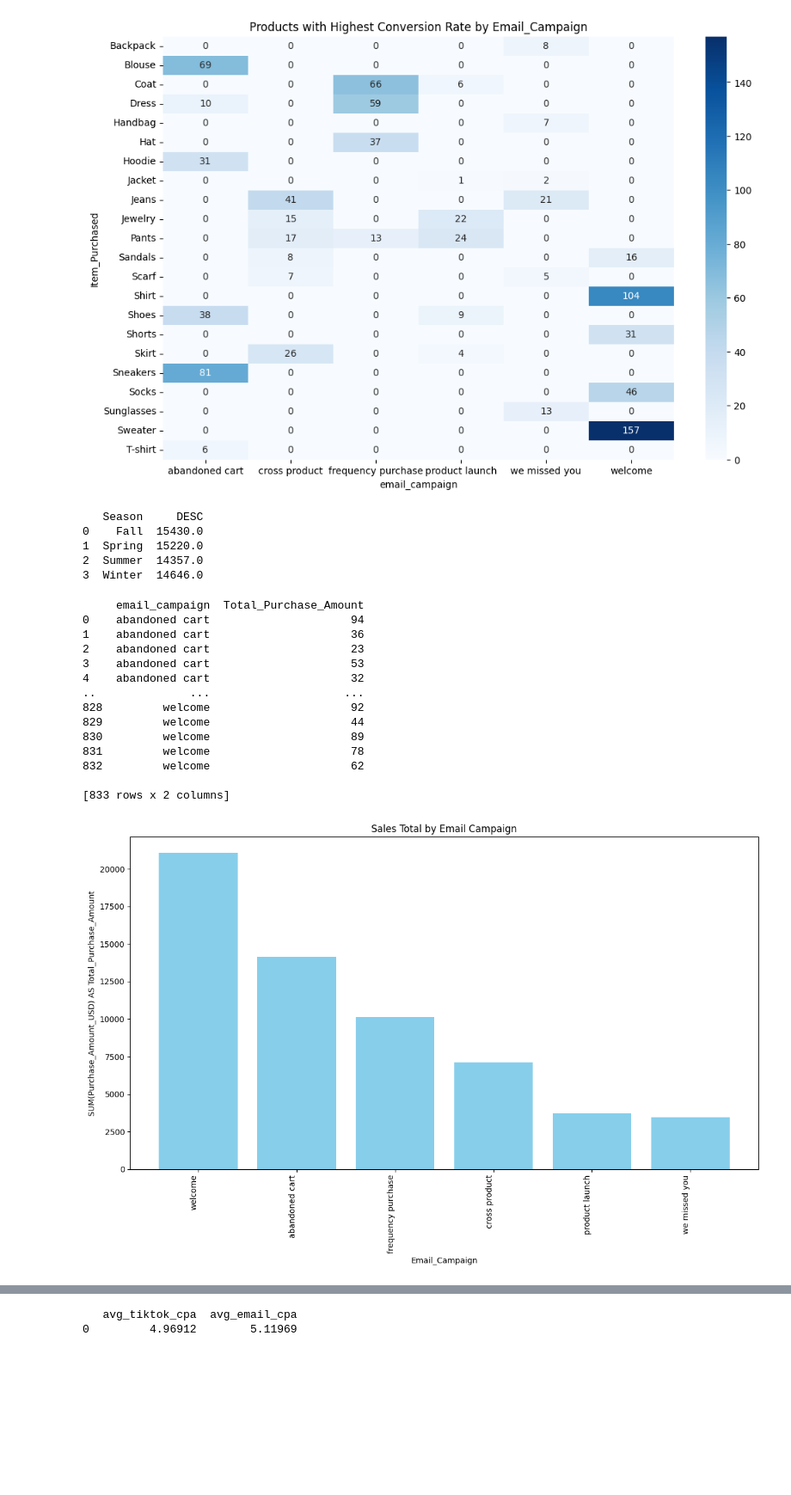
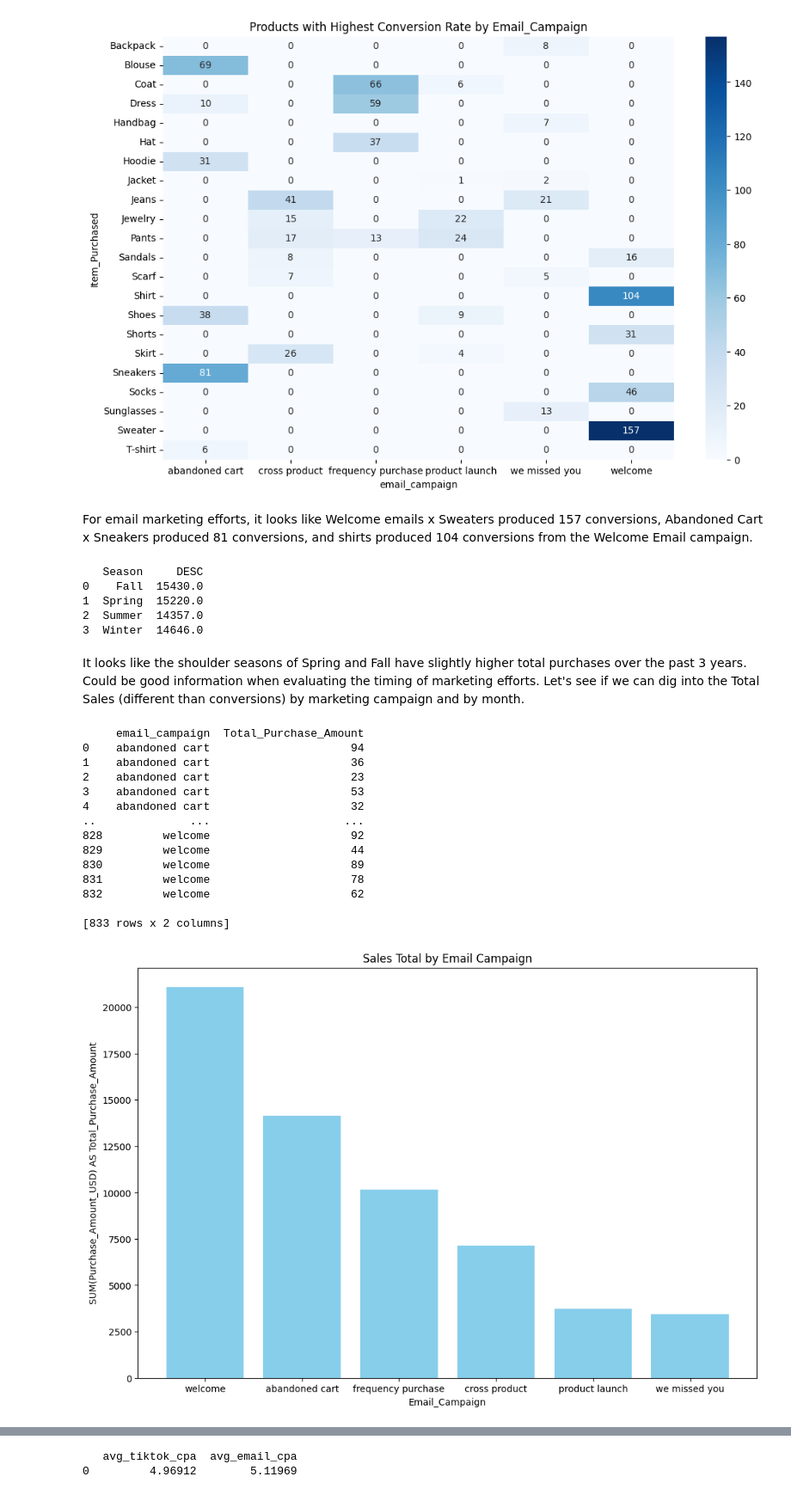
Before and after one commit to maggielittle95/shopper_trends, a Jupyter notebook: marketing_analysis.ipynb, the cells around one changed output, grey strips where cells are left out. Shown: that part at 86% size. Drawn from its saved outputs; the diff is of its cells as text; code cells hidden in the pictures; blank space fills up the shorter version.

```diff
--- a/marketing_analysis.ipynb
+++ b/marketing_analysis.ipynb
@@ -302,6 +307,8 @@ plt.show()
 34  frequency purchase                        17
 35       cross product                         7
 [figure]
+# %% [markdown]
+For email marketing efforts, it looks like Welcome emails x Sweaters produced 157 conversions, Abandoned Cart x Sneakers produced 81 conversions, and shirts produced 104 conversions from the Welcome Email campaign.
 # %%
 #Product Information #2 Total Sales Amount for seasonal clothing
 
@@ -322,8 +329,10 @@ print(product_information_2)
 1  Spring  15220.0
 2  Summer  14357.0
 3  Winter  14646.0
+# %% [markdown]
+It looks like the shoulder seasons of Spring and Fall have slightly higher total purchases over the past 3 years. Could be good information when evaluating the timing of marketing efforts. Let's see if we can dig into the Total Sales (different than conversions) by marketing campaign and by month.
 # %%
-#Product Information #3: Total sales amount by month and marketing campaign
+#Product Information #3: Total sales amount by marketing campaigns and month
 
 conn = sqlite3.connect('cl_shopper_trends.db')
 cursor = conn.cursor()
@@ -339,36 +348,34 @@ GROUP BY
 '''
 
 product_information_3 = pd.read_sql(product_information_3, conn)
 print(product_information_3)
 
 # Sort total sales with email campaigns (Total_Purchase_Amount) and group by the associated email campaign, sort by descending values
 email_marketing_counts_sorted = product_information_3['Total_Purchase_Amount'].groupby(product_information_3['email_campaign']).sum().sort_values(ascending=False)
 
 # Bar chart of email campaigns
 plt.figure(figsize=(12, 8))
 plt.bar(email_marketing_counts_sorted.index, email_marketing_counts_sorted, color='skyblue')
 plt.xlabel("Email_Campaign")
 plt.ylabel("SUM(Purchase_Amount_USD) AS Total_Purchase_Amount")
 plt.title("Sales Total by Email Campaign")
-plt.xticks(rotation=90, ha='right')
-plt.tight_layout()
 plt.show()
 # %% [output]
      email_campaign  Total_Purchase_Amount
 0    abandoned cart                     94
 1    abandoned cart                     36
 2    abandoned cart                     23
 3    abandoned cart                     53
 4    abandoned cart                     32
 ..              ...                    ...
 828         welcome                     92
 829         welcome                     44
 830         welcome                     89
 831         welcome                     78
 832         welcome                     62
 
 [833 rows x 2 columns]
-[figure, old version]
+[figure, new version]
 # %%
 conn = sqlite3.connect('cl_shopper_trends.db')
 cursor = conn.cursor()
```
Also changed, not shown: parts of 9 cells of this notebook.
